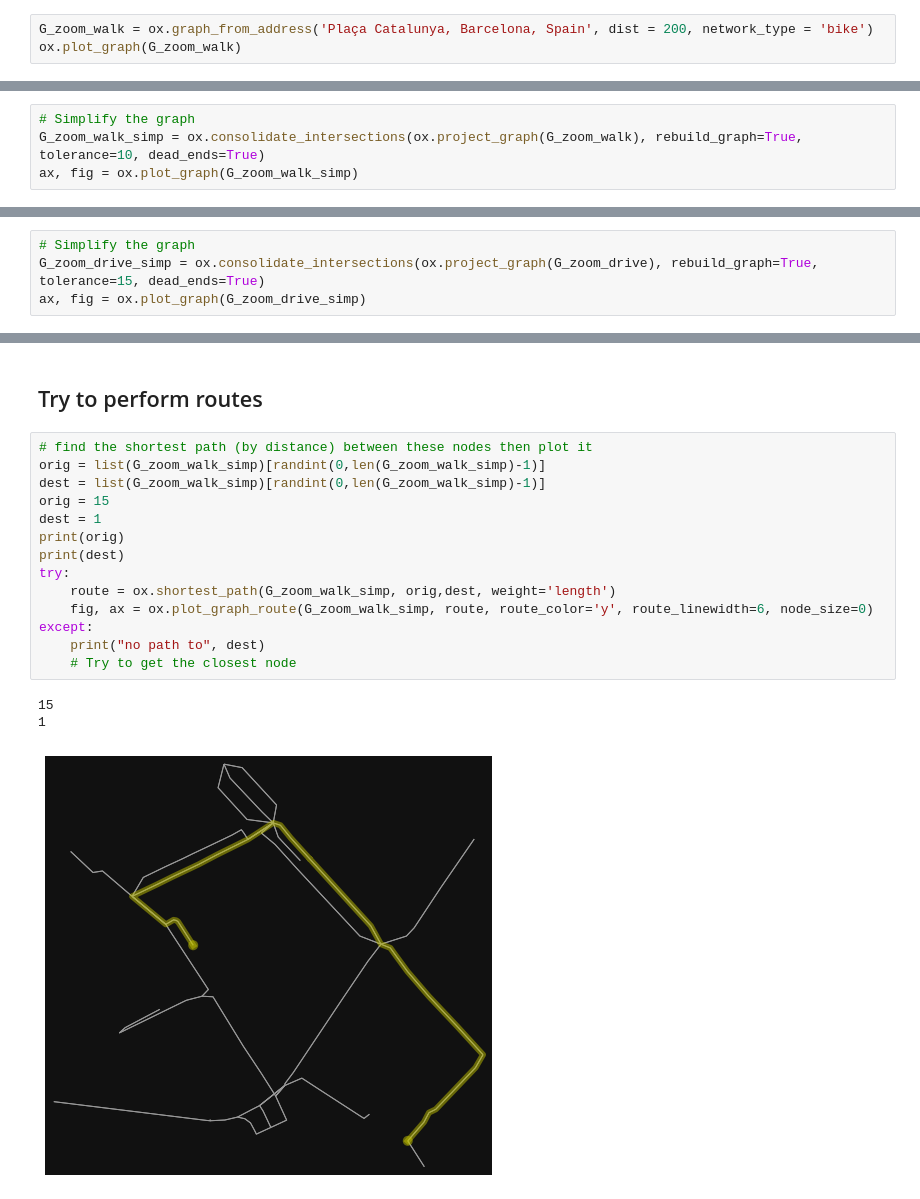
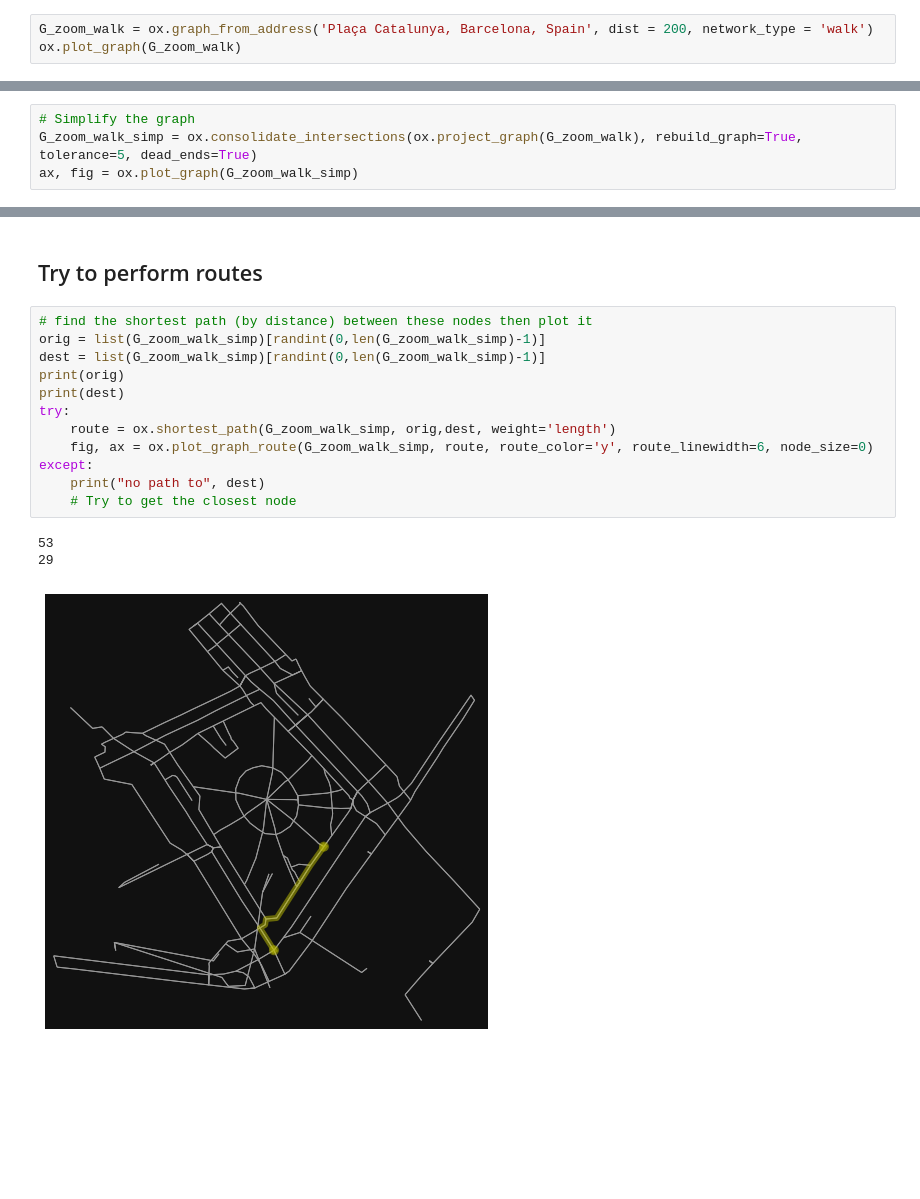
Before and after one commit to mrceresa/iper, a Jupyter notebook: examples/SAR-COV2/Mobility Jupyter Files/OSMnx/Complex_intersection_consolidation.ipynb, the cells around one changed output, grey strips where cells are left out. Cells and saved outputs as stored; diff of their text form; blank space fills up the shorter version.

```diff
--- a/examples/SAR-COV2/Mobility Jupyter Files/OSMnx/Complex_intersection_consolidation.ipynb
+++ b/examples/SAR-COV2/Mobility Jupyter Files/OSMnx/Complex_intersection_consolidation.ipynb
@@ -49,6 +36,6 @@ fig, ax = ox.plot_graph(G_drive_simplified, node_color=nc)
 # %% [markdown]
 ## Same Process in a zoomed area
 # %%
-G_zoom_walk = ox.graph_from_address('Plaça Catalunya, Barcelona, Spain', dist = 200, network_type = 'bike')
+G_zoom_walk = ox.graph_from_address('Plaça Catalunya, Barcelona, Spain', dist = 200, network_type = 'walk')
 ox.plot_graph(G_zoom_walk)
 # %% [output]
@@ -56,6 +43,6 @@ ox.plot_graph(G_zoom_walk)
 (<Figure size 576x576 with 1 Axes>, <AxesSubplot:>)
 # %%
 # Simplify the graph
-G_zoom_walk_simp = ox.consolidate_intersections(ox.project_graph(G_zoom_walk), rebuild_graph=True, tolerance=10, dead_ends=True)
+G_zoom_walk_simp = ox.consolidate_intersections(ox.project_graph(G_zoom_walk), rebuild_graph=True, tolerance=5, dead_ends=True)
 ax, fig = ox.plot_graph(G_zoom_walk_simp)
 # %% [output]
@@ -88,4 +63,0 @@ ox.plot_graph(G_zoom_drive)
-# %%
-# Simplify the graph
-G_zoom_drive_simp = ox.consolidate_intersections(ox.project_graph(G_zoom_drive), rebuild_graph=True, tolerance=15, dead_ends=True)
-ax, fig = ox.plot_graph(G_zoom_drive_simp)
@@ -116,18 +69,16 @@ Length: 276, dtype: geometry
 # %%
 # find the shortest path (by distance) between these nodes then plot it
 orig = list(G_zoom_walk_simp)[randint(0,len(G_zoom_walk_simp)-1)]
 dest = list(G_zoom_walk_simp)[randint(0,len(G_zoom_walk_simp)-1)]
-orig = 15
-dest = 1
 print(orig)
 print(dest)
 try:
     route = ox.shortest_path(G_zoom_walk_simp, orig,dest, weight='length')
     fig, ax = ox.plot_graph_route(G_zoom_walk_simp, route, route_color='y', route_linewidth=6, node_size=0)
 except:
     print("no path to", dest)
     # Try to get the closest node
 # %% [output]
-15
-1
+53
+29
-[figure, old version]
+[figure, new version]
```
Also changed, not shown: parts of 19 cells of this notebook, 8 other files.
